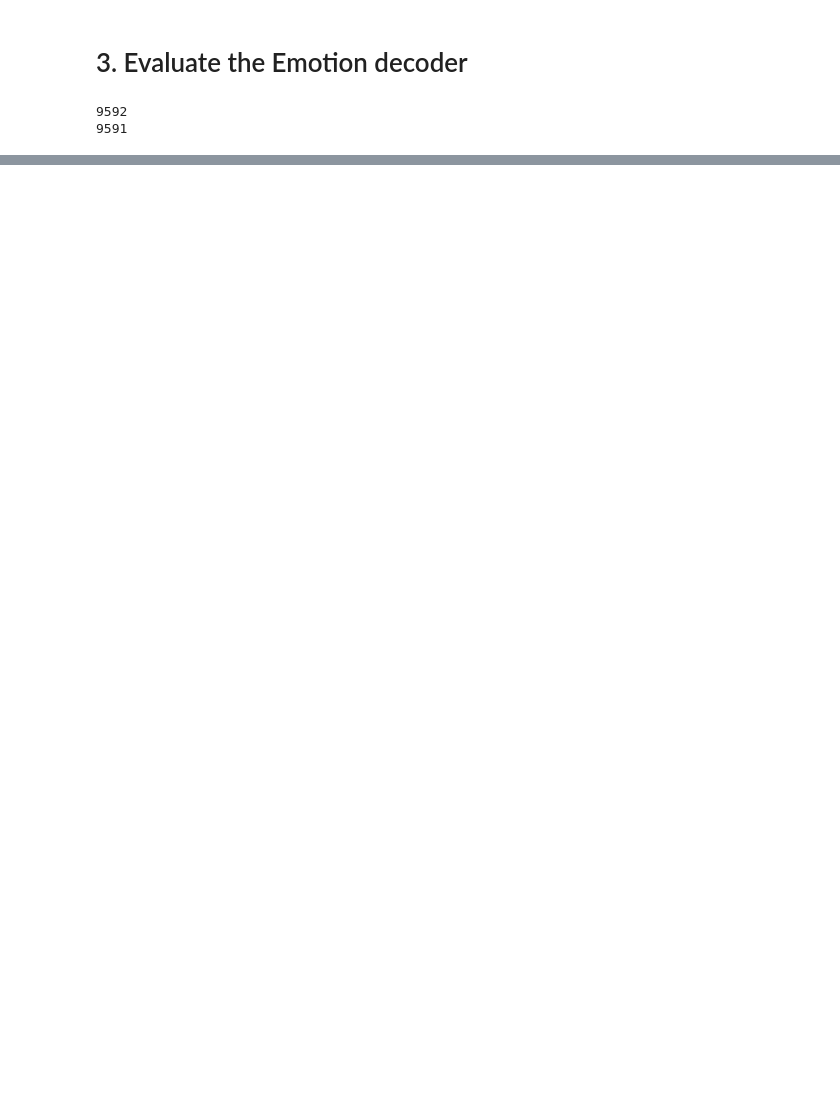
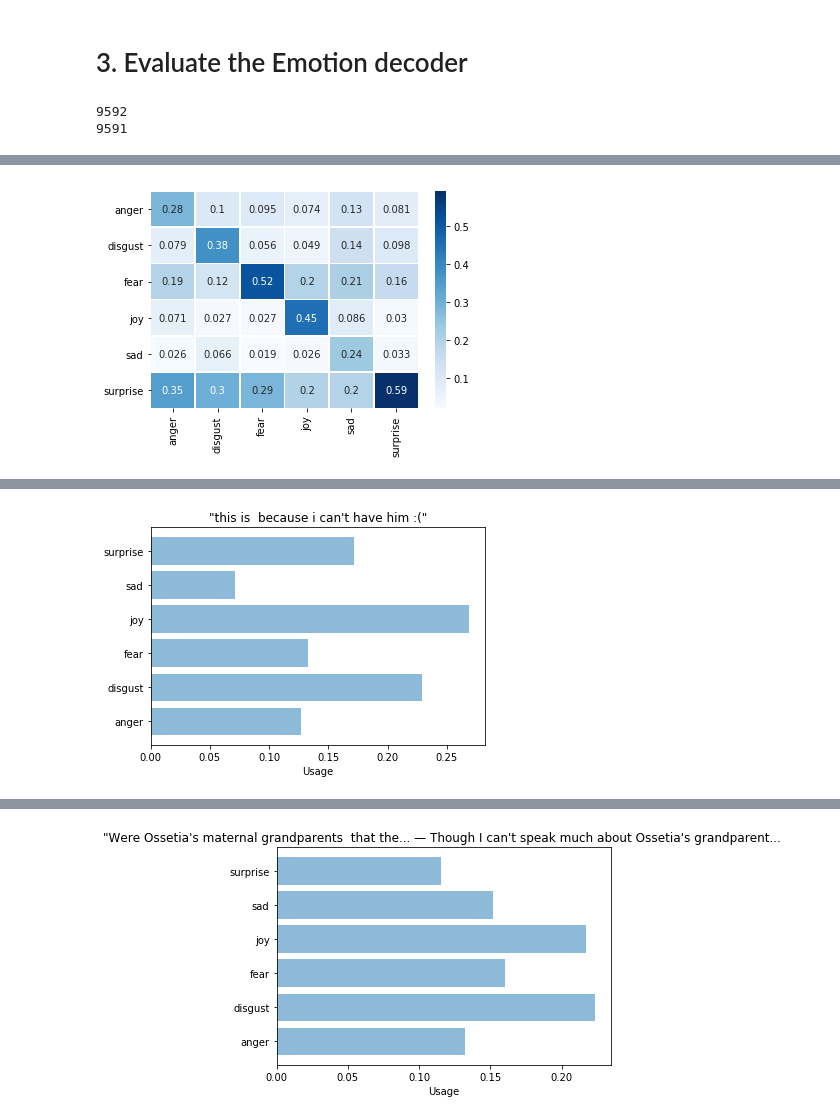
Before and after one commit to mengliml/implicit-emotion-shared-task, a Jupyter notebook: A2_wtest.ipynb, the cells around one changed output, grey strips where cells are left out. Saved outputs shown, nothing was run; the diff lists cells and outputs as text; code cells hidden in the pictures; blank space fills up the shorter version.

Commit message:
modified test

```diff
--- a/A2_wtest.ipynb
+++ b/A2_wtest.ipynb
@@ -216,7 +216,7 @@ def train(target_variable,
 decoder_optimizer = torch.optim.Adam(decoder.parameters(), lr=0.001)
 criterion = nn.CrossEntropyLoss()
 
-num_epochs = 2
+num_epochs = 1
 numberized_emotion = [emotions.index(emotion) for emotion in train_emotion]
 target_emotion = Variable(torch.LongTensor(numberized_emotion))
 start = time.time()
@@ -247,6 +263,6 @@ torch.save(decoder.state_dict(), 'decoder2ep001lr.pt')
 # %%
 # load previously training model:
-decoder.load_state_dict(torch.load('decoder1ep001lr.pt'))
+decoder.load_state_dict(torch.load('decoder2ep001lrbiLSTM.pt'))
 # torch.load(decoder.load_state_dict(), ('decoder_lr0.001.pt'))
 # %% [markdown]
 # 3. Evaluate the Emotion decoder
@@ -357,6 +373,10 @@ import sys
 import itertools
 import pandas as pd
 from IPython.display import display, HTML
+import seaborn as sns
+import matplotlib.pyplot as plt
+import random
+from matplotlib.widgets import Slider, Button, RadioButtons
 
 def eprint(*args, **kwargs):
     print(*args, file=sys.stderr, **kwargs)
@@ -469,5 +489,72 @@ for i in range(len(percent_matrix)):
         percent_matrix[i][j] = percent_matrix[i][j] / col_sum[i]
 
 percent_matrix=pd.DataFrame(percent_matrix, columns = emotions, index = emotions)
-display(HTML(percent_matrix.to_html()))
+# display(HTML(percent_matrix.to_html()))
+
+# plot heatmap
+ax = sns.heatmap(percent_matrix.T, annot=True, linewidths=.5, cmap="Blues")
+
+# turn the axis label
+for item in ax.get_yticklabels():
+    item.set_rotation(0)
+
+for item in ax.get_xticklabels():
+    item.set_rotation(90)
+
+# save figure
+plt.savefig('resultHeatmap.png', dpi=100)
+plt.show()
+
+def convertPercentage(numList):
+    summ = 0
+    percent = []
+    for num in numList:
+        summ += num
+    for i in range(len(numList)):
+        percent.append(numList[i]/summ)
+    return percent
+
+def drawBar(percentList, title):
+    y_pos = np.arange(len(emotions))
+    print(emotions)
+    print(y_pos)
+    print(percentList)
+    plt.barh(y_pos, percentList, align='center', alpha=0.5)
+    plt.yticks(y_pos, emotions)
+    plt.xlabel('Usage')
+    plt.title(title)
+
+    plt.show()
+def test_sample_output(sentences):
+    teacher_force = True
+
+    for i,tweet in enumerate(sentences):
+        numberized = preprocess_numberize(tweet)
+        if len(numberized) == 2: continue
+        target_variable = Variable(torch.LongTensor(numberized[1:]))
+        decoder_input = Variable(torch.FloatTensor([[w2v_embeddings[target_variable[0].data[0]]]]))
+        decoder_input = decoder_input.cuda() if use_cuda else decoder_input
+        decoder_hidden = (decoder.initHidden(),decoder.initHidden())
+
+        softmax = nn.Softmax()
+        for di in range(0,target_variable.size(0)):
+            decoder_output, decoder_hidden = decoder(decoder_input, decoder_hidden)
+            topv, topi = decoder_output.data.topk(1)
+
+            if teacher_force:
+                ni = target_variable[di].data[0]
+            else:
+                ni = topi[0][0]
+
+            decoder_input = Variable(torch.FloatTensor([[w2v_embeddings[ni]]]))
+            decoder_input = decoder_input.cuda() if use_cuda else decoder_input
+            if di == target_variable.size(0) - 2: # last output
+                tmp_output = decoder_output.data.cpu().numpy()[0]
+                print(tmp_output)
+                tmp_output = convertPercentage(tmp_output)
+                drawBar(tmp_output, tweet)
+
+samples = random.sample(range(0,9501), 3)
+test_sentences = [dev_tweets[i] for i in samples]
+test_sample_output(test_sentences)
 # %% [output]
@@ -491,0 +572 @@ Official result: 0.44114255759708526
+[figure, added]
@@ -491,0 +577 @@ Official result: 0.44114255759708526
+[figure, added]
@@ -491,0 +582 @@ Official result: 0.44114255759708526
+[figure, added]
```
Also changed, not shown: parts of 5 cells of this notebook.
